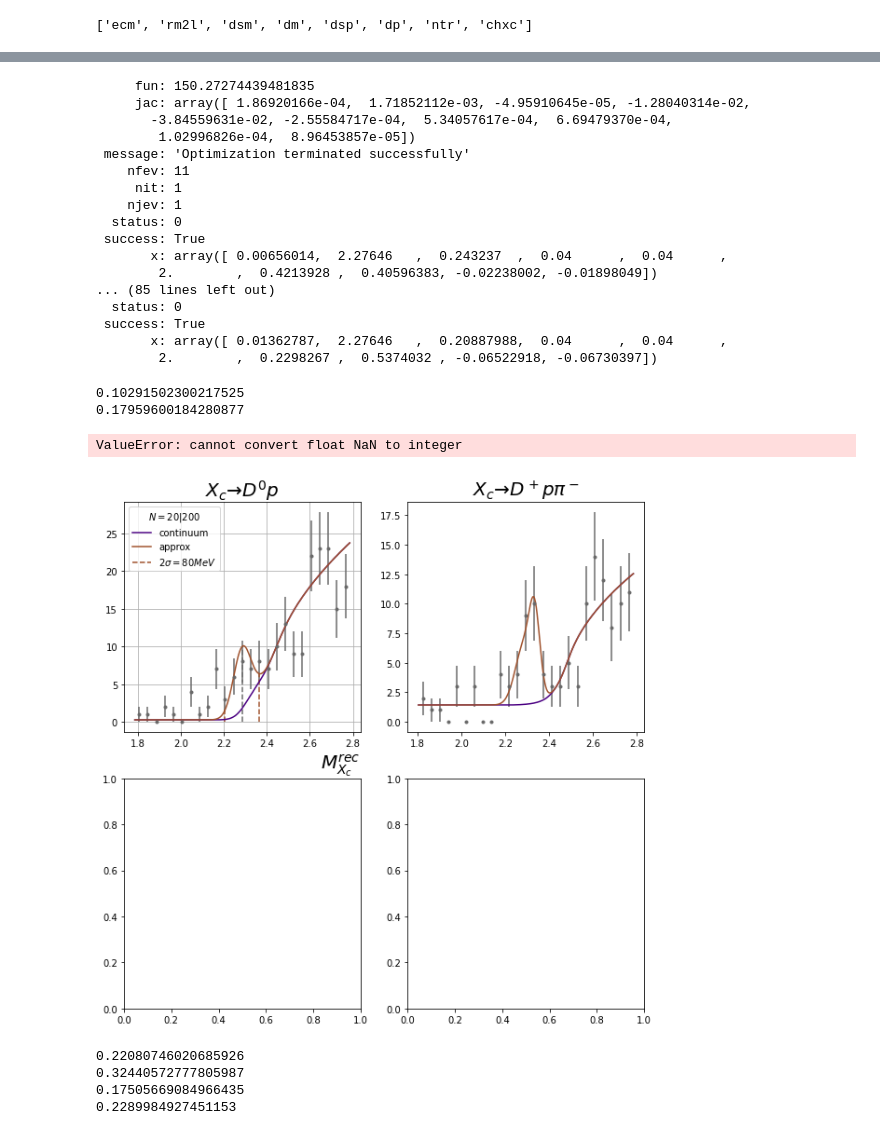
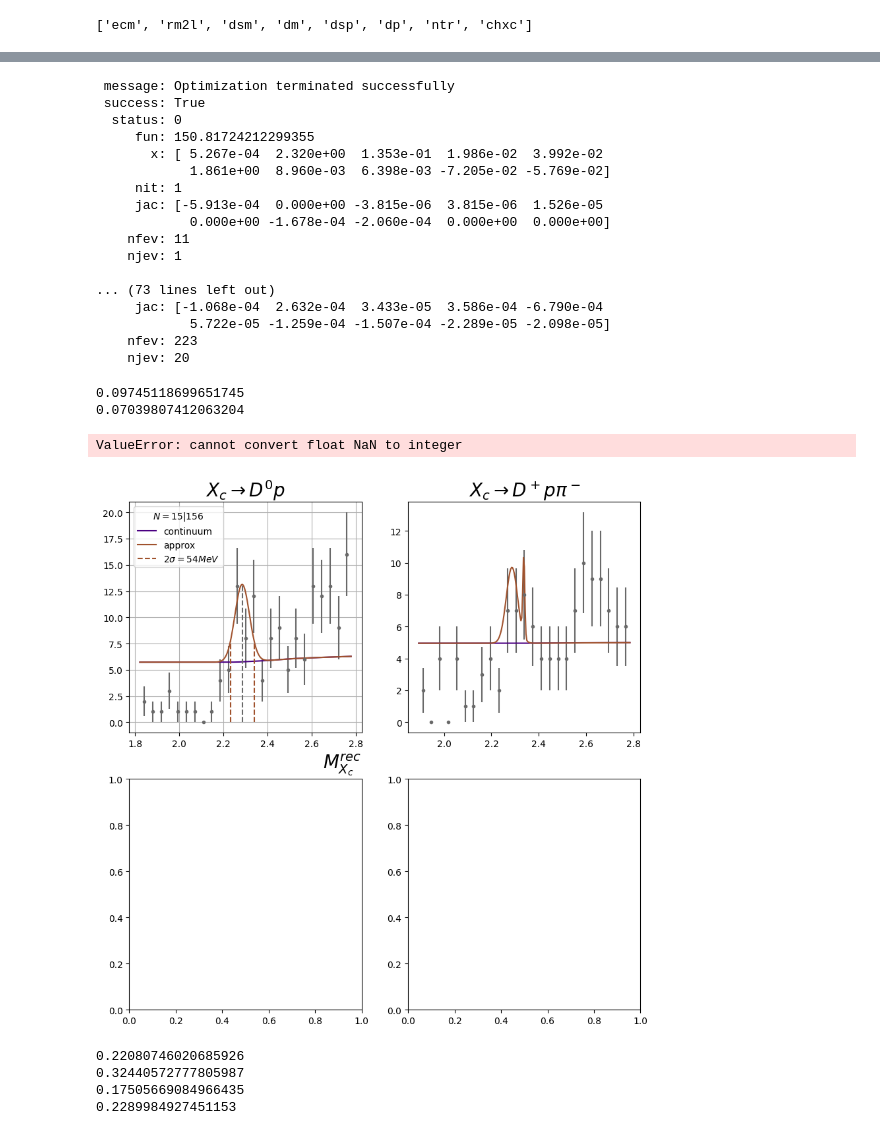
Before and after one commit to Clai101/data_ref, a Jupyter notebook: ref.ipynb, the cells around one changed output, grey strips where cells are left out. Cells and saved outputs as stored; diff of their text form; code cells hidden in the pictures.

```diff
--- a/ref.ipynb
+++ b/ref.ipynb
@@ -96,7 +128,7 @@ inc = tupl2.arrays(library='pd')
 # %%
 plt.figure(figsize=(12, 6))
-dat = inc[(np.abs(inc.rm2l - Lamc_m) < 0.8) & (inc.ntr <= 3)]
-datt = inc[(np.abs(inc.rm2l - Lamc_m) < 0.8) & (inc.ntr > 3)]
+dat = inc[(np.abs(inc.rm2l - Lamc_m) < 0.8) & (inc.ntr <= 3) & (inc.chxc >= 3)]
+datt = inc[(np.abs(inc.rm2l - Lamc_m) < 0.8) & (inc.ntr > 3) & (inc.chxc >= 3)]
 diw = np.linspace(min(dat["rm2l"]), max(dat["rm2l"]), 45)
 N = dat.shape[0]
 plt.legend(title = f"$N = {N}$")
@@ -108,4 +240,7 @@ NameError: name 'Lamc_m' is not defined
 # %%
-continuum_lam = njit(lambda x, A1, c, lam, mu, sig1: A1*c*np.exp((x-mu)*lam) + (1-A1)*gaussian(x, 2.65, sig1) )
+a = 1.6
+b = 3
 
-f_lam = lambda x, A, A1, c, lam, mu, sig, sig1: A*gaussian(x, lamc_mass, sig) + (1-A)*continuum_lam(x, A1, c, lam, mu, sig1)
+continuum_lam = njit(lambda x, A1, lam, mu, sig1: A1*np.exp((x-mu)*(lam))*lam / (np.exp(lam * (b - mu)) - np.exp(lam * (a-mu))) + (1-A1)*gaussian(x, 2.65, sig1) )
+
+f_lam = lambda x, A, A1, lam, mu, sig, sig1: A*gaussian(x, Lamc_m, sig) + (1-A)*continuum_lam(x, A1, lam, mu, sig1)
@@ -324,9 +459,9 @@ def convolution_meshed(x, g, f, fargs, gargs, delta = 0.1, N = 1000, mesh = None
         x, s = np.meshgrid(x, np.linspace(np.min(x) - mu - delta, np.max(x) - mu + delta, N))
     return np.sum(g(s, *fargs)*f(x-s, *gargs), axis=0)/N
 # %%
-sq = njit(lambda x, c1, c2, b1, a1: c1 * np.sqrt((x - pi_mass) * heaviside(x, pi_mass)) * (1 + a1*eval_chebyt(1, x))  + c2 * np.sqrt(x * heaviside(x, 0)) * (1 + b1*eval_chebyt(1, x)))
+sq = njit(lambda x, c1, c2, b1, a1: c1 * np.sqrt((x - Pi_0_m) * heaviside(x, Pi_0_m)) * (1 + a1*eval_chebyt(1, x))  + c2 * np.sqrt(x * heaviside(x, 0)) * (1 + b1*eval_chebyt(1, x)))
 
-signal_lam = njit(lambda x, mass1, A2, sigma1, sigma2: A2*gaussian(x, mass1, sigma1) + (1-A2)*gaussian(x, lamc_mass, sigma2))
+signal_lam = njit(lambda x, mass1, A2, sigma1, sigma2: A2*gaussian(x, mass1, sigma1) + (1-A2)*gaussian(x, Lamc_m, sigma2))
 
 def continuum_lam(x, mass1, A2, sigma1, sigma2, c0, c1, c2, b1, a1):
     return convolution_meshed(x, sq, signal_lam, [c1, c2, b1, a1], [mass1, A2, sigma1, sigma2], max(sigma1, sigma2)*10, mesh=np.linspace(-1, 1, 700)) + c0
@@ -340,7 +475,7 @@ print(f"Доступно ядер: {num_cores}")
 # %%
-def process_channel(i, dt, lamc_mass, decay_mod_taging, label, j, res):
+def process_channel(i, dt, Lamc_m, decay_mod_taging, label, j, res):
     try:
-        mask = (dt.chlc <= 2) & (np.abs(dt.rm2l - lamc_mass) < 0.5)
+        mask = (dt.chlc <= 2) & (np.abs(dt.rm2l - Lamc_m) < 0.5)
 
         dat = dt[(dt.chxc == i + 1) & mask]
 
@@ -350,8 +485,8 @@ def process_channel(i, dt, lamc_mass, decay_mod_taging, label, j, res):
         if f"fit_{label}_{decay_mod_taging[i]}_{j}" in res:
             args = res[f"fit_{label}_{decay_mod_taging[i]}_{j}"][:-1]
         else:
-            args = (2.5e-01, lamc_mass, 0.1, 1e-02, 1e-02, 1e-01, 5e-01, 5e-01, 0, 0)
-        bounds = ((0, 1), (lamc_mass - 0.01, lamc_mass + 0.05), (0, 1), (0, 0.04), (0, 0.04), (0, 2), (0, 2), (0, 2), (-10, 10), (-10, 10))
+            args = (2.5e-01, Lamc_m, 0.1, 1e-02, 1e-02, 1e-01, 5e-01, 5e-01, 0, 0)
+        bounds = ((0, 1), (Lamc_m - 0.01, Lamc_m + 0.05), (0, 1), (0, 0.04), (0, 0.04), (0, 2), (0, 2), (0, 2), (-10, 10), (-10, 10))
 
         args, normm = max_bin_lik(f_lam, bin_centers, counts, args, bounds=bounds)
 
@@ -365,13 +500,13 @@ if __name__ == '__main__':
     lam_cl = "\\Lambda \\nu_l l"
     label = decay_mod_tag[lam_cl][1]
 
-    with open('Mat_belle/res.json', 'r') as file:
+    with open('res.json', 'r') as file:
         res = json.load(file)
 
     pool = multiprocessing.Pool(processes=multiprocessing.cpu_count())
 
     try:
-        results = pool.starmap(process_channel, [(i//2, data[i%2], lamc_mass, decay_mod_taging, label, i%2, res) for i in range(2*chxc)])
+        results = pool.starmap(process_channel, [(i//2, data[i%2], Lamc_m, decay_mod_taging, label, i%2, res) for i in range(2*chxc)])
 
     except Exception as e:
         print(f"An error occurred during multiprocessing: {e}")
@@ -388,26 +523,26 @@ if __name__ == '__main__':
                 else:
                     res[key] = result[key]
 
-    with open('Mat_belle/res.json', 'w') as file:
+    with open('res.json', 'w') as file:
         json.dump(res, file, indent=4)
 # %% [output]
-     fun: 150.27274439481835
-     jac: array([ 1.86920166e-04,  1.71852112e-03, -4.95910645e-05, -1.28040314e-02,
-       -3.84559631e-02, -2.55584717e-04,  5.34057617e-04,  6.69479370e-04,
-        1.02996826e-04,  8.96453857e-05])
- message: 'Optimization terminated successfully'
+ message: Optimization terminated successfully
+ success: True
+  status: 0
+     fun: 150.81724212299355
+       x: [ 5.267e-04  2.320e+00  1.353e-01  1.986e-02  3.992e-02
+            1.861e+00  8.960e-03  6.398e-03 -7.205e-02 -5.769e-02]
+     nit: 1
+     jac: [-5.913e-04  0.000e+00 -3.815e-06  3.815e-06  1.526e-05
+            0.000e+00 -1.678e-04 -2.060e-04  0.000e+00  0.000e+00]
     nfev: 11
-     nit: 1
     njev: 1
-  status: 0
- success: True
-       x: array([ 0.00656014,  2.27646   ,  0.243237  ,  0.04      ,  0.04      ,
-        2.        ,  0.4213928 ,  0.40596383, -0.02238002, -0.01898049])
-... (85 lines left out)
-  status: 0
- success: True
-       x: array([ 0.01362787,  2.27646   ,  0.20887988,  0.04      ,  0.04      ,
-        2.        ,  0.2298267 ,  0.5374032 , -0.06522918, -0.06730397])
+
+... (73 lines left out)
+     jac: [-1.068e-04  2.632e-04  3.433e-05  3.586e-04 -6.790e-04
+            5.722e-05 -1.259e-04 -1.507e-04 -2.289e-05 -2.098e-05]
+    nfev: 223
+    njev: 20
 # %%
 n = int(np.ceil(chxc**0.5))
 nbins = 25
@@ -418,11 +553,11 @@ dt = data[j]
 
 lam_cl = "\\Lambda \\nu_l l"
 label = decay_mod_tag[lam_cl][1]
-with open('Mat_belle/res.json', 'r') as file:
+with open('res.json', 'r') as file:
     res = json.load(file)
 
 for i in range(chxc):
-    mask = (dt.chlc <= 2)  & (np.abs(dt.rm2l - lamc_mass) < 0.5)
+    mask = (dt.chlc <= 2)  & (np.abs(dt.rm2l - Lamc_m) < 0.5)
     dat = dt[(dt.chxc == i + 1) & mask ]
 
     norm = dat.rm2l.shape[0]/nbins
@@ -435,39 +570,39 @@ for i in range(chxc):
     in_sig = 1 - np.sum(continuum_lam(x, *args[1:])*(1-args[0]))/np.sum(f_lam(x, *args))
     print(in_sig)
     tau = args[0]
     axs[i//n, i%n].plot(x, continuum_lam(x, *args[1:])*(1-tau)*norm/normm, color = 'indigo', label = "continuum")
     axs[i//n, i%n].plot(x, f_lam(x, *args)*norm/normm, color = 'sienna', label = "approx")
     s1 = args[3]
     s2 = args[4]
     tau2 = args[1]
     sigmas_12.append(sqrt(tau2*s1**2 + (1-tau2)*s2**2))
 
     res[f"fit_{label}_{decay_mod_taging[i]}_{j}"] = list(args)
 
     axs[i//n, i%n].set_title(decay_mod_taging[i], fontsize=20)
-    axs[i//n, i%n].vlines((lamc_mass-2*sigmas_12[-1],lamc_mass+2*sigmas_12[-1]), (0, 0),
-                        (f_lam(lamc_mass-2*sigmas_12[-1], *args)*norm/normm, f_lam(lamc_mass+2*sigmas_12[-1], *args)*norm/normm),
+    axs[i//n, i%n].vlines((Lamc_m-2*sigmas_12[-1],Lamc_m+2*sigmas_12[-1]), (0, 0),
+                        (f_lam(Lamc_m-2*sigmas_12[-1], *args)*norm/normm, f_lam(Lamc_m+2*sigmas_12[-1], *args)*norm/normm),
                         linestyle = '--', color = 'sienna', label = f"$2\\sigma = {round(2*sigmas_12[-1]*1000)} MeV$")
-    axs[i//n, i%n].vlines((lamc_mass), (0), (f_lam(lamc_mass, *args)*norm/normm), linestyle = '--', color = 'dimgrey')
+    axs[i//n, i%n].vlines((Lamc_m), (0), (f_lam(Lamc_m, *args)*norm/normm), linestyle = '--', color = 'dimgrey')
     axs[i//n, i%n].set_xlabel("$M^{rec}_{X_c}$", fontsize=20, loc='right')
     axs[i//n, i%n].legend(title = f"$N = {int(in_sig*dat.rm2l.shape[0])} | {dat.rm2l.shape[0]}$")
     axs[i//n, i%n].grid()
 
 
 if j == 1:
     fig.suptitle(f"$\\Lambda_c \\to {lam_cl} \\ \\ mc$", fontsize=24)
     rm(f"{path}fit_{label}_mc.png")
     fig.savefig(f"{path}fit_{label}_mc.png")
 else:
     fig.suptitle(f"$\\Lambda_c \\to {lam_cl} \\ \\ re$", fontsize=24)
     rm(f"{path}{label}_re.png")
     fig.savefig(f"{path}fit_{label}_re.png")
 plt.show()
 # %% [output]
-0.10291502300217525
-0.17959600184280877
+0.09745118699651745
+0.07039807412063204
 ValueError: cannot convert float NaN to integer
-[figure, old version]
+[figure, new version]
 # %%
 n = int(np.ceil(chxc**0.5))
 nbins = 40
```
Also changed, not shown: parts of 29 cells of this notebook, 25 other files.
